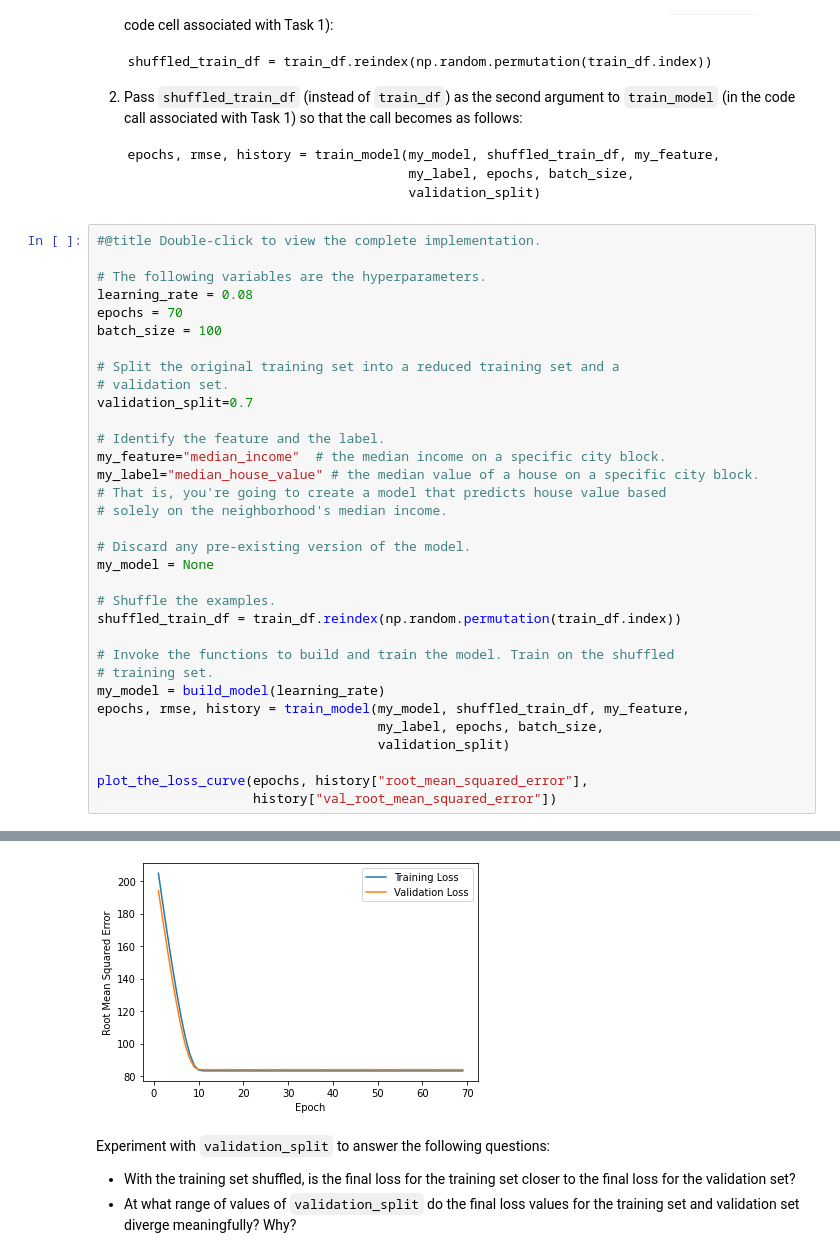
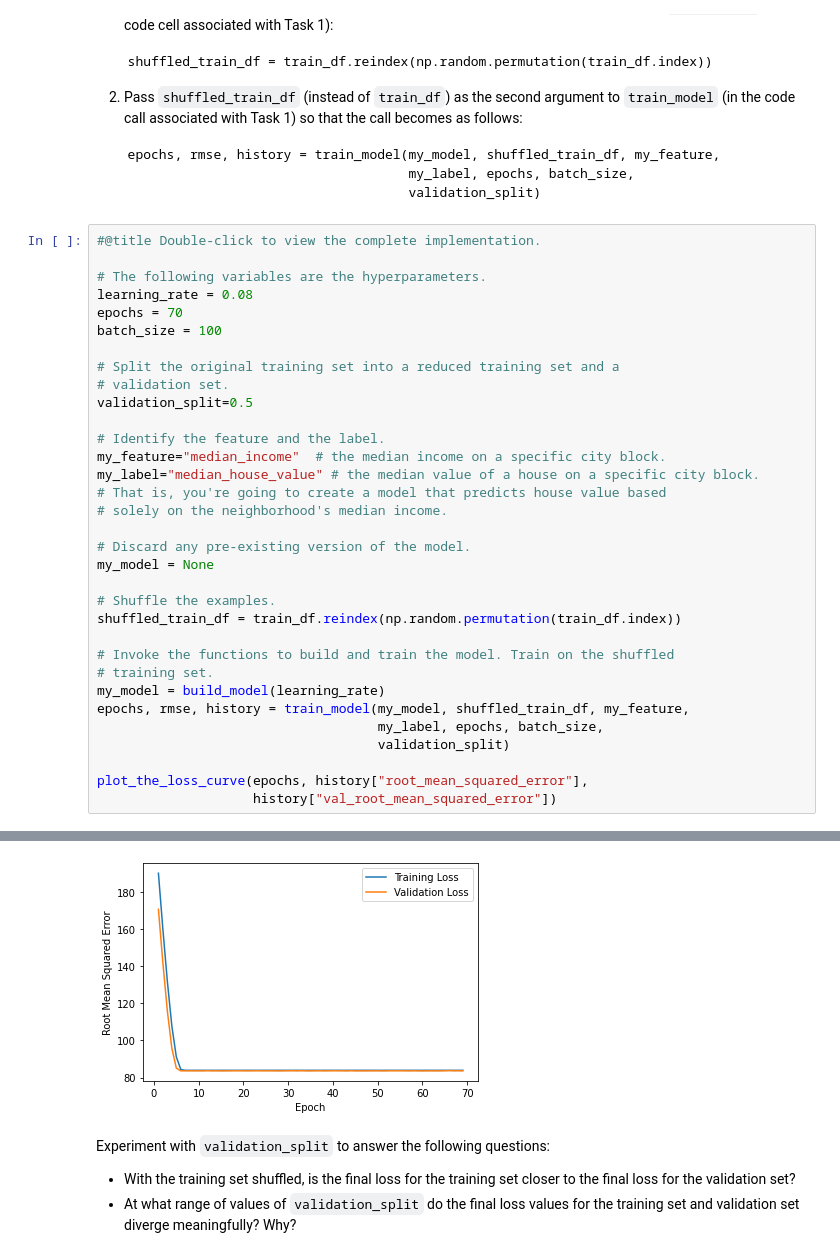
Before and after one commit to walidsi/data-science, a Jupyter notebook: Google Machine Learning Crash Course/Validation_and_Test_Sets.ipynb, the cells around one changed output, grey strips where cells are left out. Cells and saved outputs as stored; diff of their text form.

```diff
--- a/Google Machine Learning Crash Course/Validation_and_Test_Sets.ipynb
+++ b/Google Machine Learning Crash Course/Validation_and_Test_Sets.ipynb
@@ -313,7 +313,7 @@ batch_size = 100
 
 # Split the original training set into a reduced training set and a
 # validation set.
-validation_split=0.7
+validation_split=0.5
 
 # Identify the feature and the label.
 my_feature="median_income"  # the median income on a specific city block.
@@ -357,4 +357,4 @@ Epoch 70/70
-[figure, old version]
+[figure, new version]
 # %% [markdown]
 Experiment with `validation_split` to answer the following questions:
 
```
Also changed, not shown: parts of 3 cells of this notebook.
